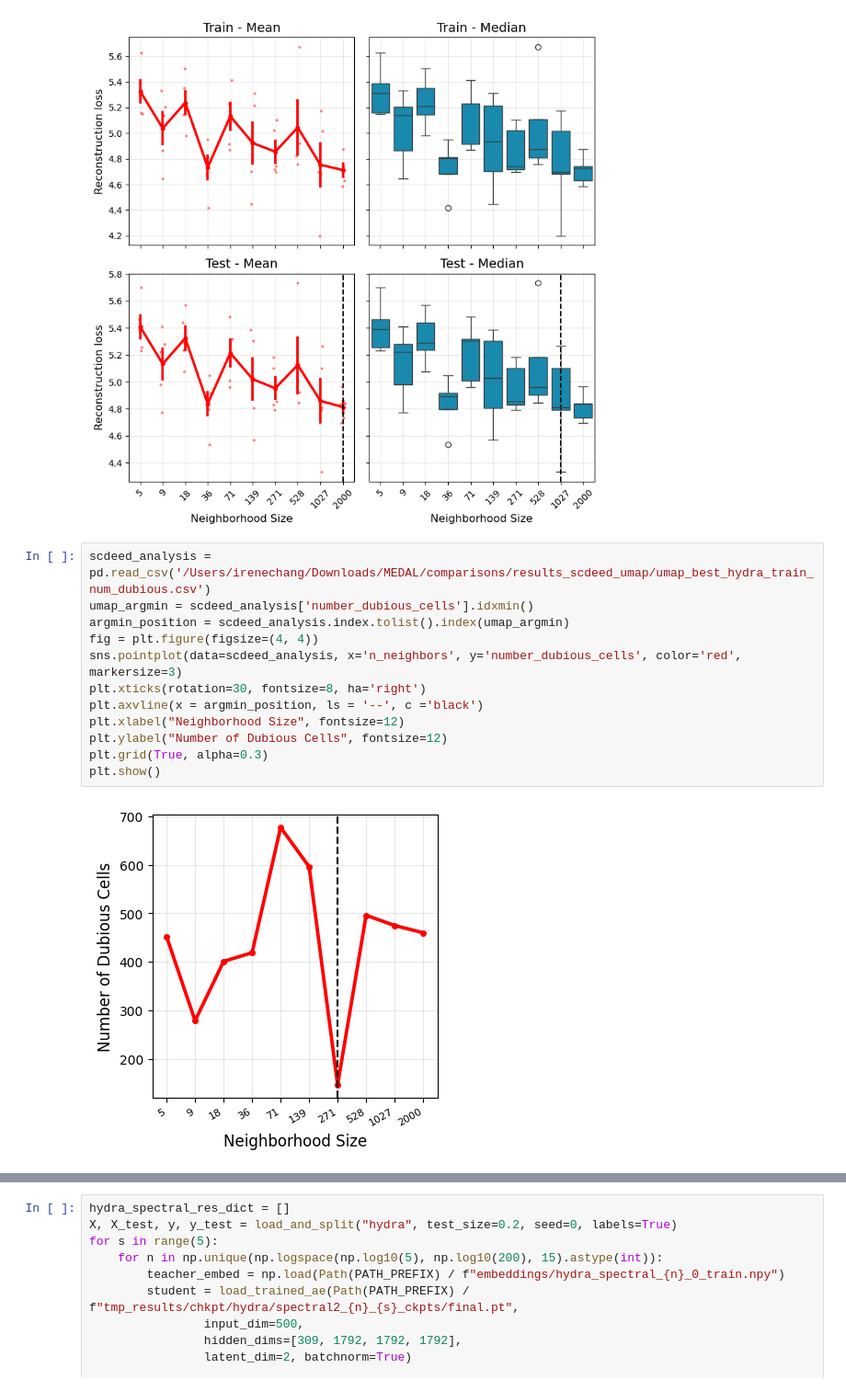
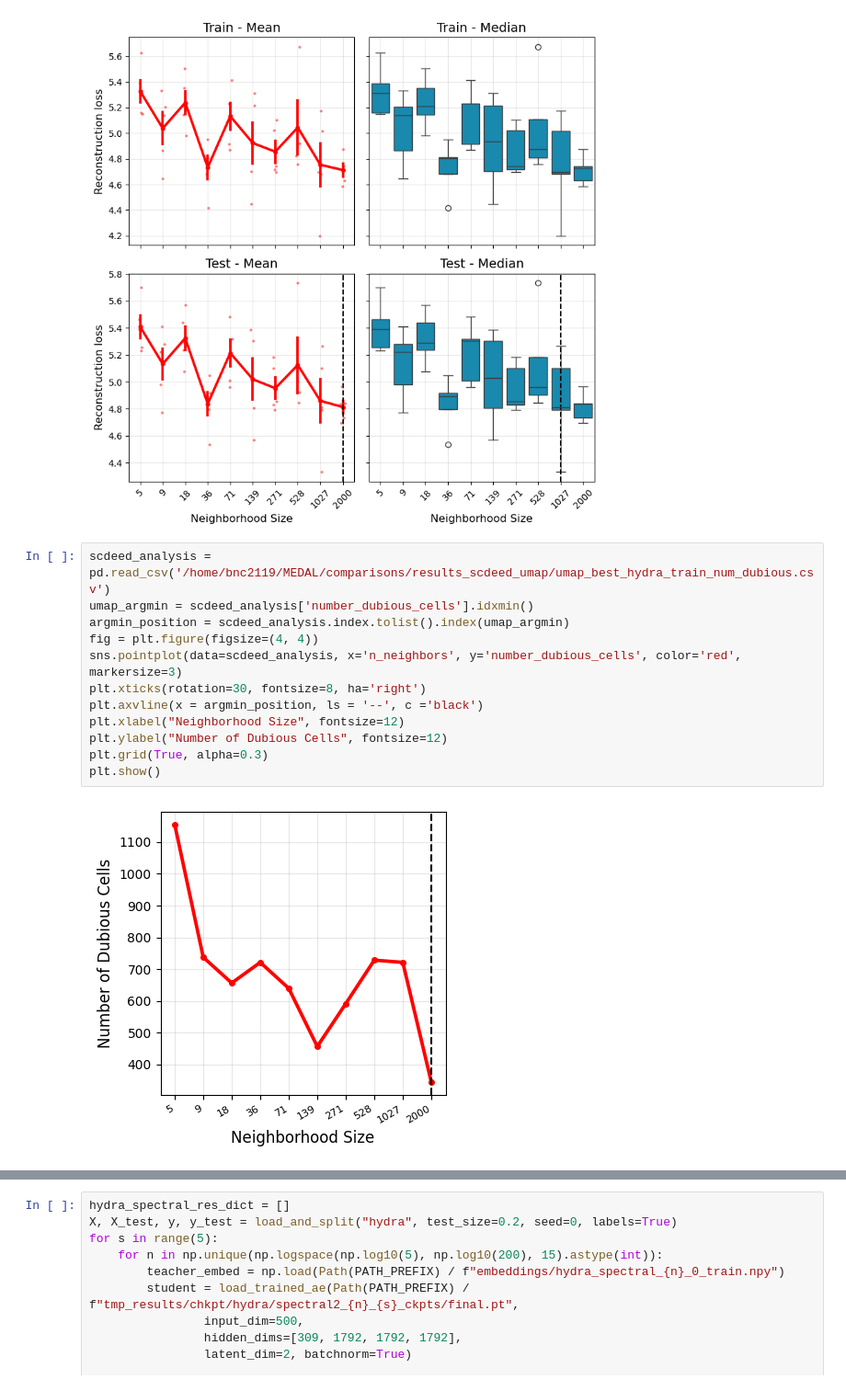
Before and after one commit to DataSlingers/MEDAL, a Jupyter notebook: notebooks/compare_teachers.ipynb, the cells around one changed output, grey strips where cells are left out. Shown at 92% size. Saved outputs shown, nothing was run; the diff lists cells and outputs as text.

```diff
--- a/notebooks/compare_teachers.ipynb
+++ b/notebooks/compare_teachers.ipynb
@@ -676,18 +705,18 @@ plt.show()
 # %% [output]
 [figure]
 # %%
-scdeed_analysis = pd.read_csv('/Users/irenechang/Downloads/MEDAL/comparisons/results_scdeed_umap/umap_best_hydra_train_num_dubious.csv')
+scdeed_analysis = pd.read_csv('/home/bnc2119/MEDAL/comparisons/results_scdeed_umap/umap_best_hydra_train_num_dubious.csv')
 umap_argmin = scdeed_analysis['number_dubious_cells'].idxmin()
 argmin_position = scdeed_analysis.index.tolist().index(umap_argmin)
 fig = plt.figure(figsize=(4, 4))
 sns.pointplot(data=scdeed_analysis, x='n_neighbors', y='number_dubious_cells', color='red', markersize=3)
 plt.xticks(rotation=30, fontsize=8, ha='right')
 plt.axvline(x = argmin_position, ls = '--', c ='black')
 plt.xlabel("Neighborhood Size", fontsize=12)
 plt.ylabel("Number of Dubious Cells", fontsize=12)
 plt.grid(True, alpha=0.3)
 plt.show()
 # %% [output]
-[figure, old version]
+[figure, new version]
 # %%
 ## EMBEDR algorithm
```
Also changed, not shown: parts of 30 cells of this notebook, 13 other files.
